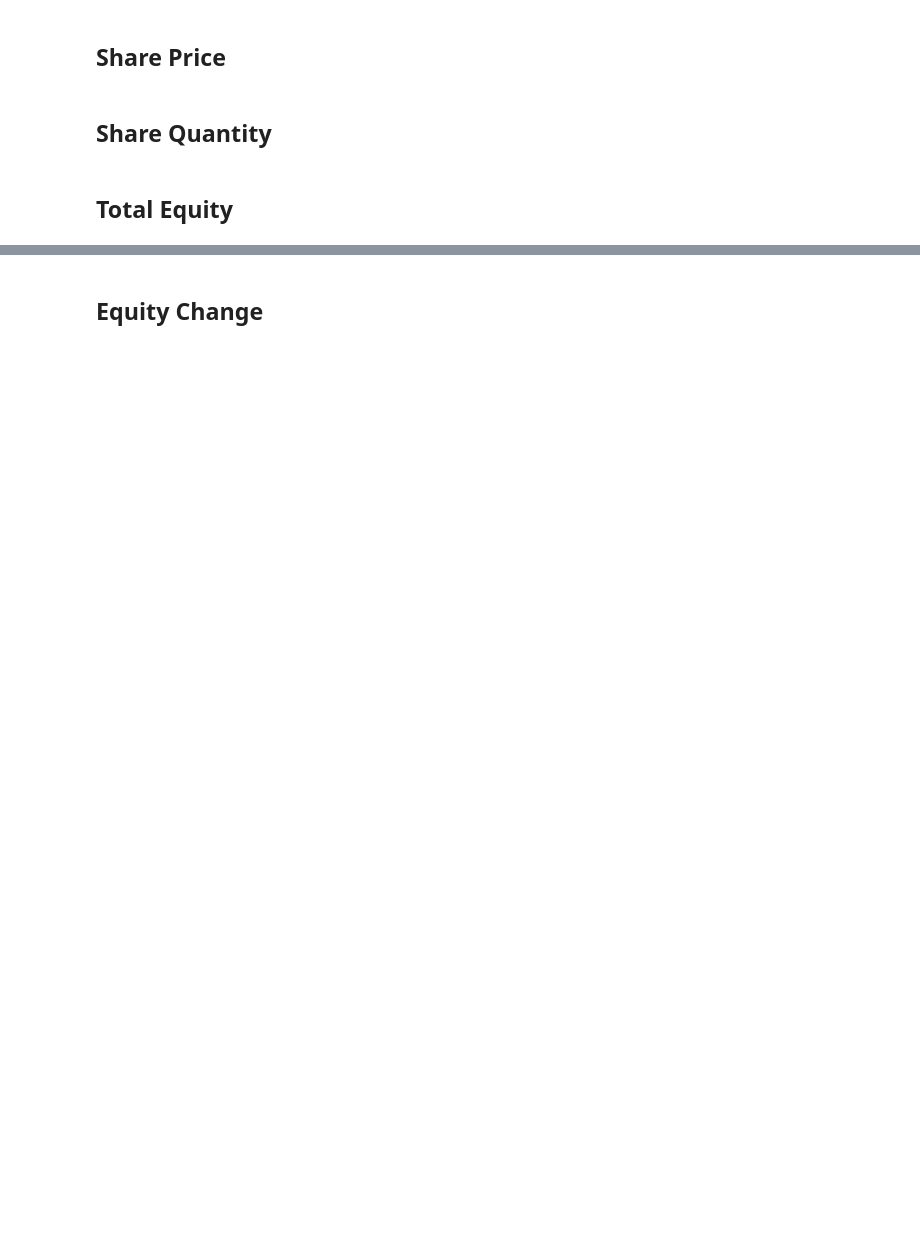
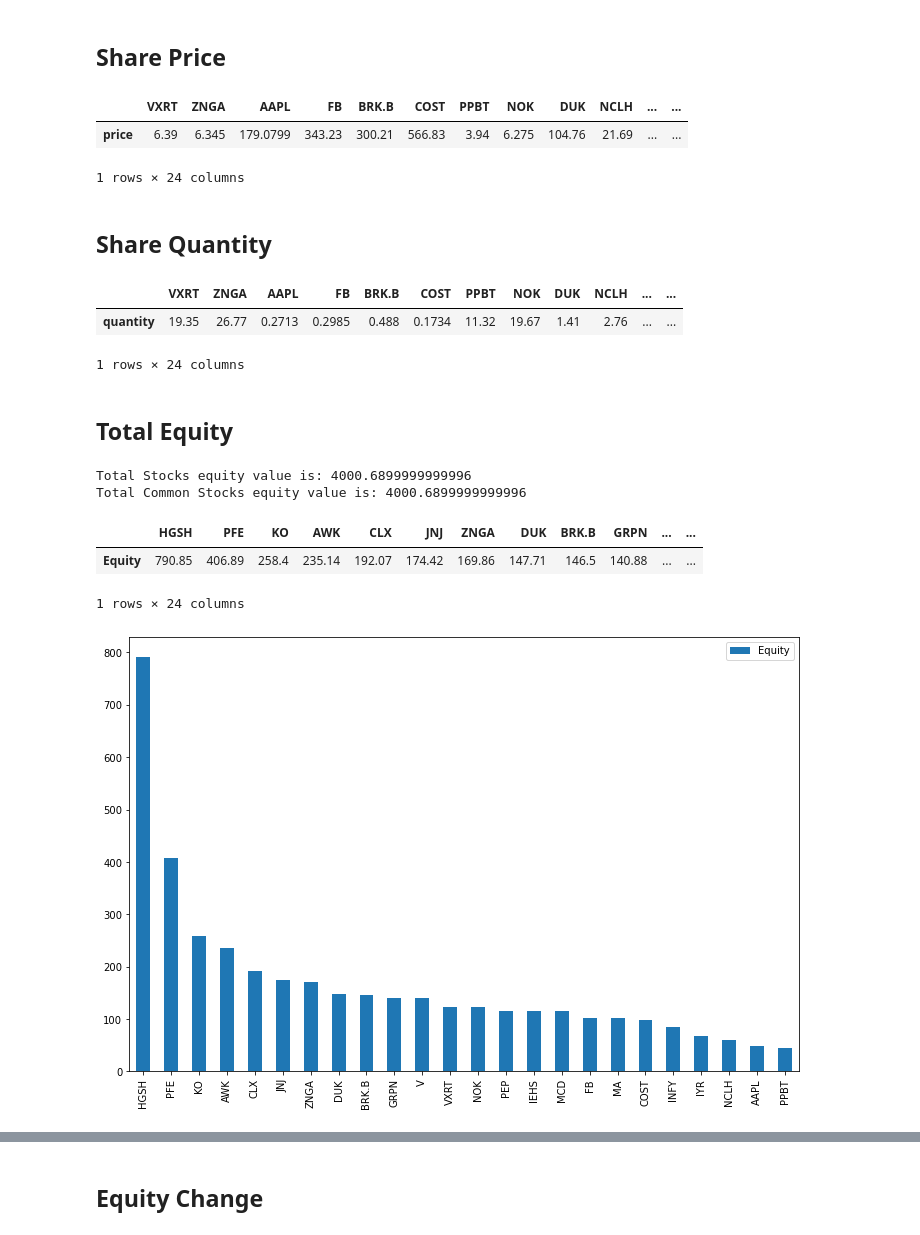
Before and after one commit to kgraghav/Stocks_Analysis, a Jupyter notebook: view_robin_stocks.ipynb, the cells around one changed output, grey strips where cells are left out. Cells and saved outputs as stored; diff of their text form; code cells hidden in the pictures; blank space fills up the shorter version.

```diff
--- a/view_robin_stocks.ipynb
+++ b/view_robin_stocks.ipynb
@@ -64,15 +81,13 @@ crypto_holdings=r.get_crypto_positions()
 # %%
 price_list=[float(stocks_dict[ticker]['equity']) for ticker in ticker_list]
 for i in range(len(crypto_holdings)):
-    crypto_ticker=crypto_holdings[i]['currency']['code'].replace('-USD','')
-    crypto_qty=float(crypto_holdings[i]['cost_bases'][0]['direct_quantity'])
-    crypto_mark_price=float(r.get_crypto_quote(symbol=crypto_ticker,info='mark_price'))
-    crypto_price=crypto_qty*crypto_mark_price
-    price_list.append(crypto_price)
+    if float(crypto_holdings[i]['quantity'])>0:
+        crypto_ticker=crypto_holdings[i]['currency']['code'].replace('-USD','')
+        crypto_qty=float(crypto_holdings[i]['quantity'])
+        crypto_mark_price=float(r.get_crypto_quote(symbol=crypto_ticker,info='mark_price'))
+        crypto_price=crypto_qty*crypto_mark_price
+        price_list.append(crypto_price)
+        ticker_list.append('{}.USD'.format(crypto_holdings[i]['currency']['code']))
-# %%
-### Add crypto position tickers to crypto_list ###
-for i in range(len(crypto_holdings)):
-    ticker_list.append('{}.USD'.format(crypto_holdings[i]['currency']['code']))
 # %% [markdown]
 ## Stocks common to portfolio and investment
 # %%
@@ -101,6 +122,10 @@ for i in range(len(tickers)):
     share_price[ticker]=share_price_values[i]
 share_price=pd.DataFrame(share_price,index=['price'])
 share_price
+# %% [output]
+|  | VXRT | ZNGA | AAPL | FB | BRK.B | COST | PPBT | NOK | DUK | NCLH | ... | ... |
+| price | 6.39 | 6.345 | 179.0799 | 343.23 | 300.21 | 566.83 | 3.94 | 6.275 | 104.76 | 21.69 | ... | ... |
+1 rows × 24 columns
 # %% [markdown]
 ## Share Quantity
 # %%
@@ -111,26 +136,41 @@ for i in range(len(tickers)):
     share_quantity[ticker]=share_quantities[i]
 share_quantity=pd.DataFrame(share_quantity,index=['quantity'])
 share_quantity
+# %% [output]
+|  | VXRT | ZNGA | AAPL | FB | BRK.B | COST | PPBT | NOK | DUK | NCLH | ... | ... |
+| quantity | 19.35 | 26.77 | 0.2713 | 0.2985 | 0.488 | 0.1734 | 11.32 | 19.67 | 1.41 | 2.76 | ... | ... |
+1 rows × 24 columns
 # %% [markdown]
 ## Total Equity
 # %%
 equity={}
 total_equity=0
 for i in range(len(ticker_list)):
     ticker=ticker_list[i]
     equity[ticker]=price_list[i]
     total_equity=total_equity+equity[ticker]
 print('Total Stocks equity value is: {}'.format(total_equity))
 
 equity_comm={}
 total_comm_equity=0
 for i in range(len(comm_stocks)):
     ticker=comm_stocks[i]
     equity_comm[ticker]=price_list[i]
     total_comm_equity=total_comm_equity+equity_comm[ticker]
 print('Total Common Stocks equity value is: {}'.format(total_comm_equity))
 
 df_equity=pd.DataFrame.from_dict(data=equity,orient='index',columns=['Equity'])
-df_equity.sort_values(by='Equity',axis=0,ascending=False).plot(kind='bar',figsize=(12,8));
+df_plot=df_equity.sort_values(by='Equity',axis=0,ascending=False)
+if df_plot.shape[0]>0:
+    df_plot.plot(kind='bar',figsize=(12,8))
+else:
+    print('no data to plot')
 df_equity=df_equity.transpose()
 df_equity.sort_values(by='Equity',axis=1,ascending=False)
+# %% [output]
+Total Stocks equity value is: 4000.6899999999996
+Total Common Stocks equity value is: 4000.6899999999996
+|  | HGSH | PFE | KO | AWK | CLX | JNJ | ZNGA | DUK | BRK.B | GRPN | ... | ... |
+| Equity | 790.85 | 406.89 | 258.4 | 235.14 | 192.07 | 174.42 | 169.86 | 147.71 | 146.5 | 140.88 | ... | ... |
+1 rows × 24 columns
+[figure, added]
```
Also changed, not shown: parts of 12 cells of this notebook.
